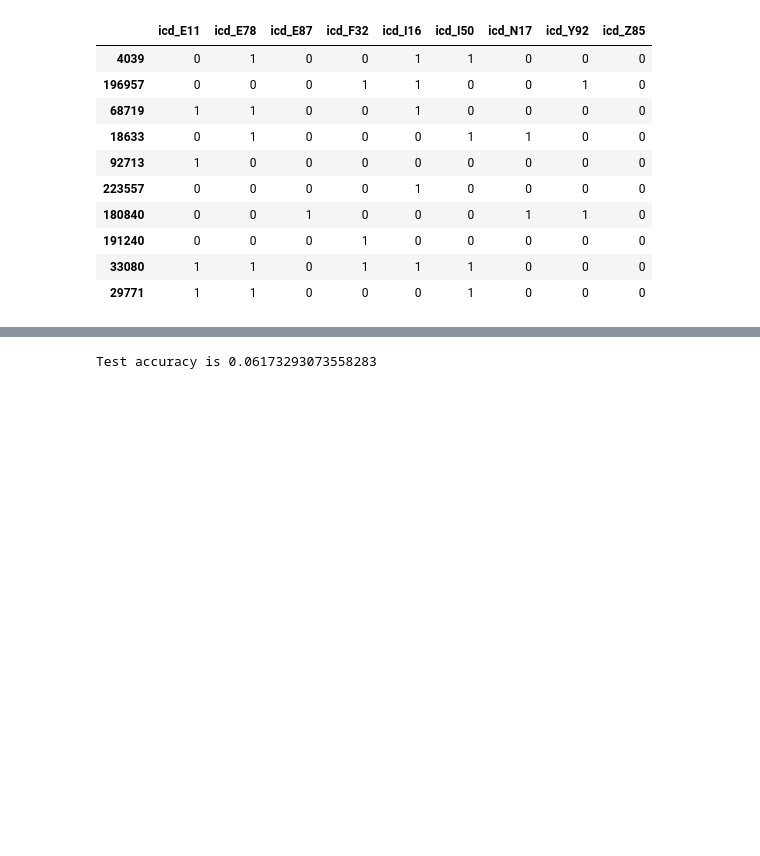
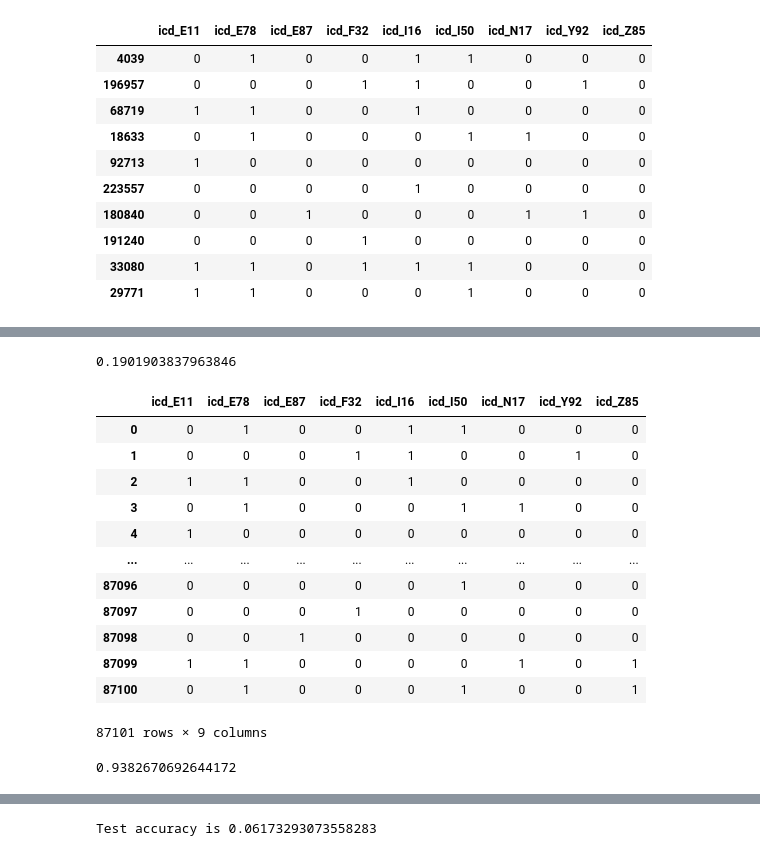
Before and after one commit to smitamisra/EHR_exploration, a Jupyter notebook: notebooks/tokenization_classification.ipynb, the cells around one changed output, grey strips where cells are left out. Saved outputs shown, nothing was run; the diff lists cells and outputs as text; code cells hidden in the pictures; blank space fills up the shorter version.

```diff
--- a/notebooks/tokenization_classification.ipynb
+++ b/notebooks/tokenization_classification.ipynb
@@ -442,0 +489,3 @@ nb_pred.head(10)
+# %%
+y_true = y_test.to_numpy()
+y_pred = nb_pred.to_numpy()
@@ -442,0 +503,33 @@ nb_pred.head(10)
+# %%
+Accuracy(y_true, y_pred)
+# %% [output]
+0.1901903837963846
+# %%
+y_true
+# %% [output]
+|  | icd_E11 | icd_E78 | icd_E87 | icd_F32 | icd_I16 | icd_I50 | icd_N17 | icd_Y92 | icd_Z85 |
+| 0 | 0 | 1 | 0 | 0 | 1 | 1 | 0 | 0 | 0 |
+| 1 | 0 | 0 | 0 | 1 | 1 | 0 | 0 | 1 | 0 |
+| 2 | 1 | 1 | 0 | 0 | 1 | 0 | 0 | 0 | 0 |
+| 3 | 0 | 1 | 0 | 0 | 0 | 1 | 1 | 0 | 0 |
+| 4 | 1 | 0 | 0 | 0 | 0 | 0 | 0 | 0 | 0 |
+| ... | ... | ... | ... | ... | ... | ... | ... | ... | ... |
+| 87096 | 0 | 0 | 0 | 0 | 0 | 1 | 0 | 0 | 0 |
+| 87097 | 0 | 0 | 0 | 1 | 0 | 0 | 0 | 0 | 0 |
+| 87098 | 0 | 0 | 1 | 0 | 0 | 0 | 0 | 0 | 0 |
+| 87099 | 1 | 1 | 0 | 0 | 0 | 0 | 1 | 0 | 1 |
+| 87100 | 0 | 1 | 0 | 0 | 0 | 1 | 0 | 0 | 1 |
+87101 rows × 9 columns
+# %%
+#finding the accuracy score for the multilabel classification
+
+# y_pred = nb_pred
+# y_true = (y_test.reset_index().drop('index', axis=1))
+Accuracy(y_true, y_pred)
+
+
+#Exact Match Ratio
+# np.all(nb_pred == (y_test.reset_index().drop('index', axis=1)), axis=1).mean()
+np.any(y_true != y_pred, axis=1).mean()
+# %% [output]
+0.9382670692644172
```
Also changed, not shown: parts of 10 cells of this notebook.
